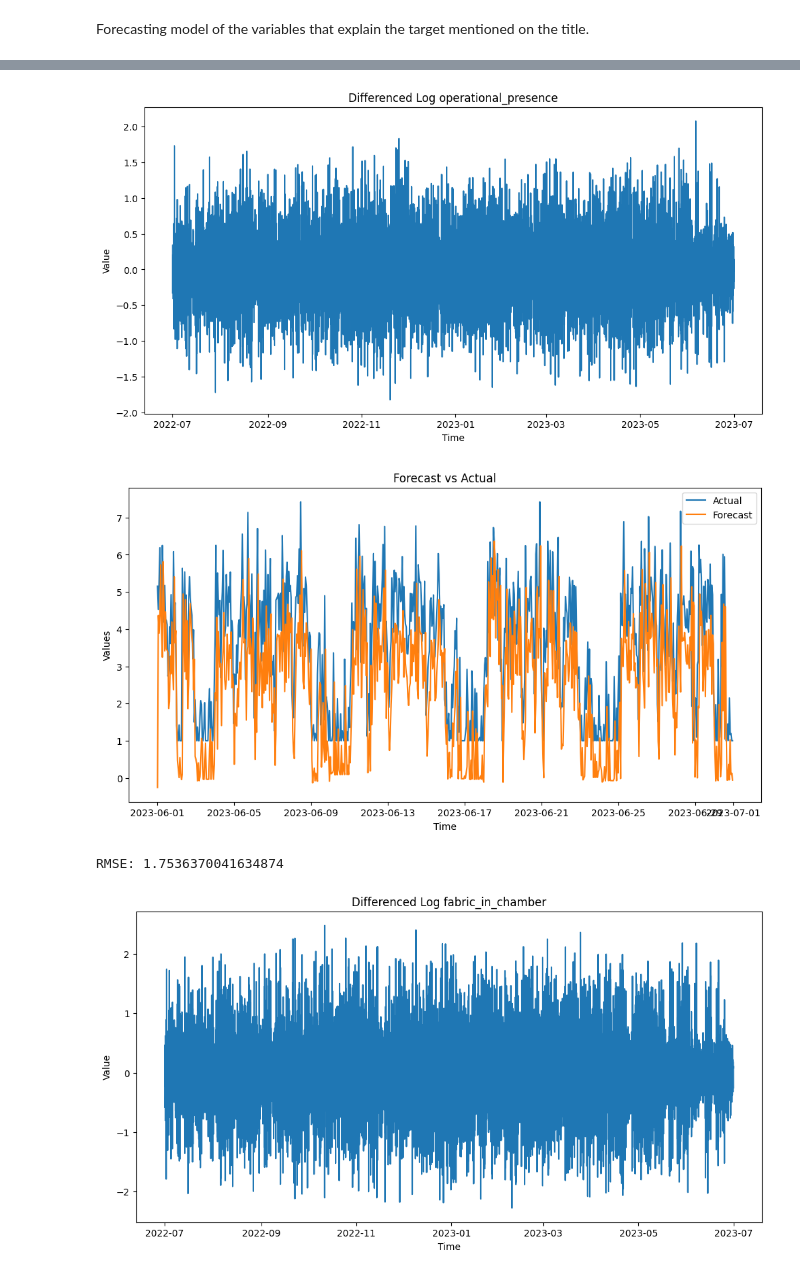
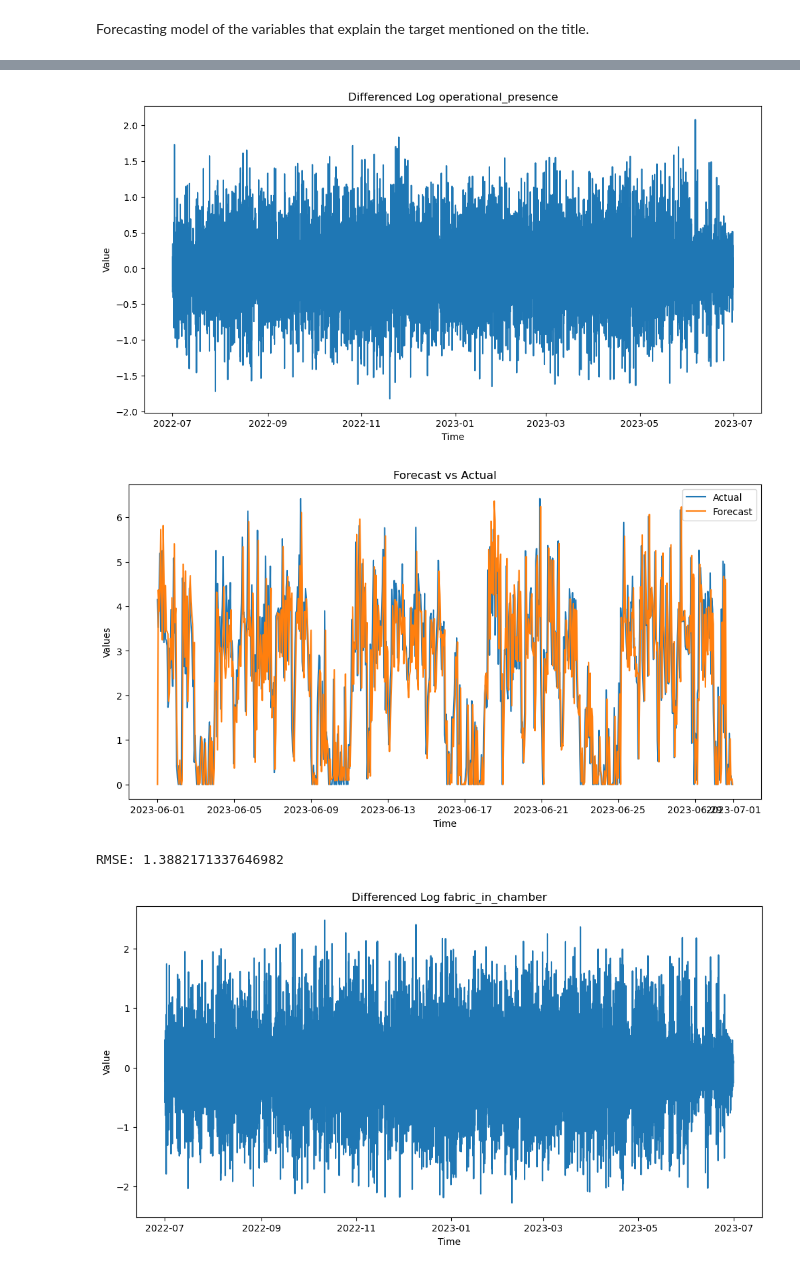
Before and after one commit to johanbarreiro/energy_consumption_optimizer, a Jupyter notebook: forecasting/uta_forecasting.ipynb, the cells around one changed output, grey strips where cells are left out. Saved outputs shown, nothing was run; the diff lists cells and outputs as text; code cells hidden in the pictures.

```diff
--- a/forecasting/uta_forecasting.ipynb
+++ b/forecasting/uta_forecasting.ipynb
@@ -92,38 +92,38 @@ for target_column in list_of_columns:
 
             results.append({
                 'Time': test.index[i + j],
-                'Real Values': np.exp(data['Log_' + target_column].iloc[i + j]),
-                'Forecasting Values': forecast_value
+                'Real Values': np.exp(data['Log_' + target_column].iloc[i + j]) - 1,
+                'Forecasting Values': np.maximum(0, forecast_value)
             })
 
         # Update training set with real data
         train = pd.concat([train, test[i:i + forecast_steps]])
 
     # Create a DataFrame from the results
     results_df = pd.DataFrame(results)
 
     # Save results to a CSV file
     results_df.to_csv(f'data/forecasted_data/{target_column}_forecast_results.csv', index=False)
 
     # Save the model
     joblib.dump(model_fit, f'forecasting/forecasters/{target_column}_forecaster.pkl')
 
     # Plot the results
     plt.figure(figsize=(12, 6))
     plt.plot(results_df['Time'], results_df['Real Values'], label='Actual')
     plt.plot(results_df['Time'], results_df['Forecasting Values'], label='Forecast')
     plt.title('Forecast vs Actual')
     plt.xlabel('Time')
     plt.ylabel('Values')
     plt.legend()
     plt.show()
 
     # Calculate forecast accuracy for the entire period
     mse = mean_squared_error(results_df['Real Values'], results_df['Forecasting Values'])
     rmse = np.sqrt(mse)
     print(f'RMSE: {rmse}')
 # %% [output]
-[figure, old version]
+[figure, new version]
-[figure, old version]
+[figure, new version]
-RMSE: 1.7536370041634874
+RMSE: 1.3882171337646982
 [figure]
```
Also changed, not shown: parts of 2 cells of this notebook, 30 other files.
